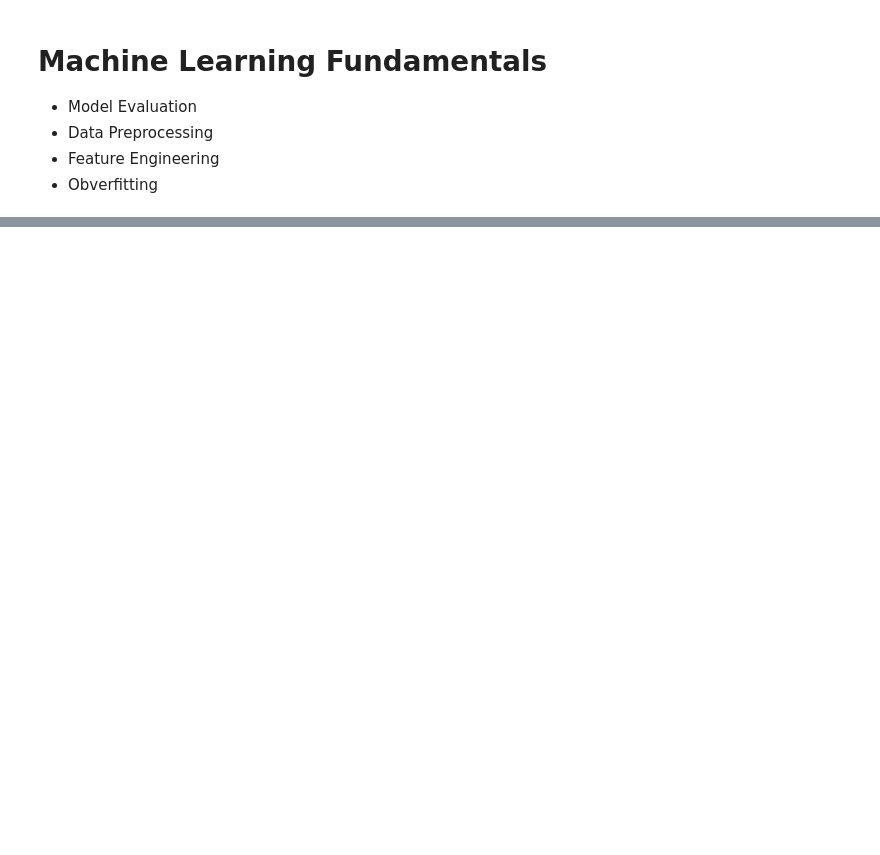
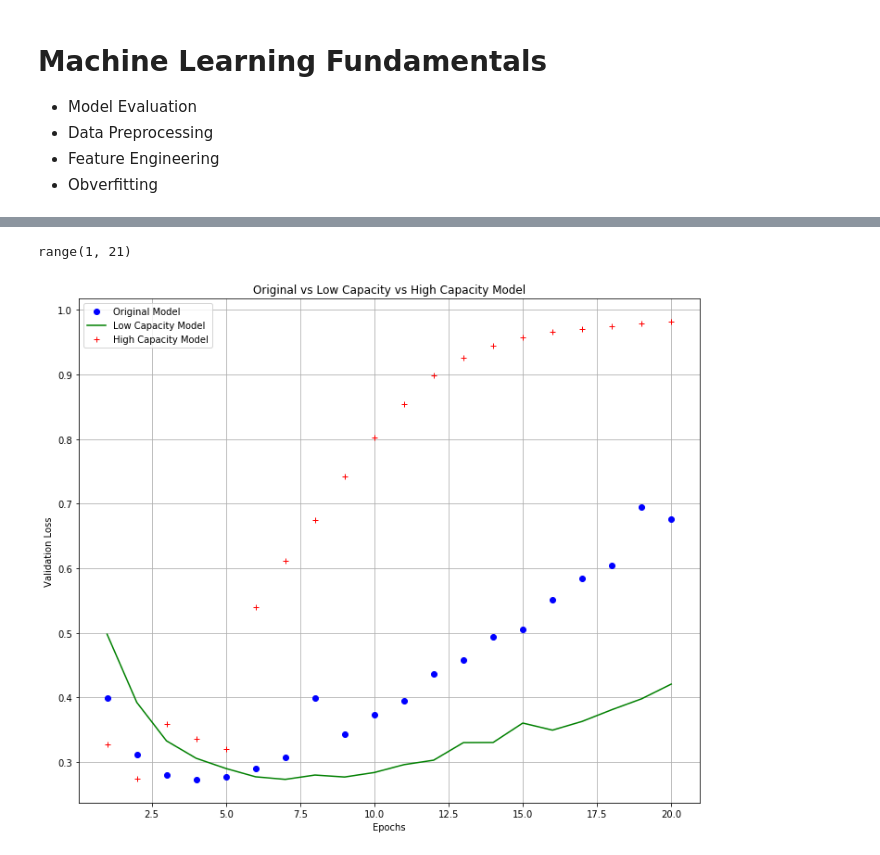
Before and after one commit to CrookedNoob/Keras_Projects, a Jupyter notebook: Machine Learning Fundamentals.ipynb, the cells around one changed output, grey strips where cells are left out. Drawn from its saved outputs; the diff is of its cells as text; code cells hidden in the pictures; blank space fills up the shorter version.

```diff
--- a/Machine Learning Fundamentals.ipynb
+++ b/Machine Learning Fundamentals.ipynb
@@ -48,0 +317,10 @@ In reinforcement learning, an *agent* receives information about its environment
+# %%
+#Compile
+original_model.compile(optimizer='rmsprop', loss='binary_crossentropy',metrics=['acc'])
+low_cap_model.compile(optimizer='rmsprop', loss='binary_crossentropy',metrics=['acc'])
+high_cap_model.compile(optimizer='rmsprop', loss='binary_crossentropy',metrics=['acc'])
+
+#Train
+original_history= original_model.fit(partial_x_train, partial_y_train, epochs=20, batch_size=512, validation_data=(x_val, y_val))
+low_cap_history= low_cap_model.fit(partial_x_train, partial_y_train, epochs=20, batch_size=512, validation_data=(x_val, y_val))
+high_cap_history= high_cap_model.fit(partial_x_train, partial_y_train, epochs=20, batch_size=512, validation_data=(x_val, y_val))
@@ -48,0 +345,32 @@ In reinforcement learning, an *agent* receives information about its environment
+# %%
+import matplotlib.pyplot as plt
+
+original_history_dict= original_history.history
+original_loss_values= original_history_dict['loss']
+original_val_loss_values= original_history_dict['val_loss']
+
+low_cap_history_dict= low_cap_history.history
+low_cap_loss_values= low_cap_history_dict['loss']
+low_cap_val_loss_values= low_cap_history_dict['val_loss']
+
+high_cap_history_dict= high_cap_history.history
+high_cap_loss_values= high_cap_history_dict['loss']
+high_cap_val_loss_values= high_cap_history_dict['val_loss']
+# %%
+epochs= range(1,len(original_loss_values)+1)
+print(epochs)
+# %% [output]
+range(1, 21)
+# %%
+plt.figure(figsize=(12,10))
+plt.plot(epochs, original_val_loss_values, 'bo', label='Original Model')
+plt.plot(epochs, low_cap_val_loss_values, 'b', label='Low Capacity Model', color='green')
+plt.plot(epochs, high_cap_val_loss_values, '+', label='High Capacity Model', color='red')
+plt.title('Original vs Low Capacity vs High Capacity Model')
+plt.xlabel('Epochs')
+plt.ylabel('Validation Loss')
+plt.legend()
+plt.grid()
+plt.show()
+# %% [output]
+[figure, added]
```
Also changed, not shown: parts of 36 cells of this notebook.
